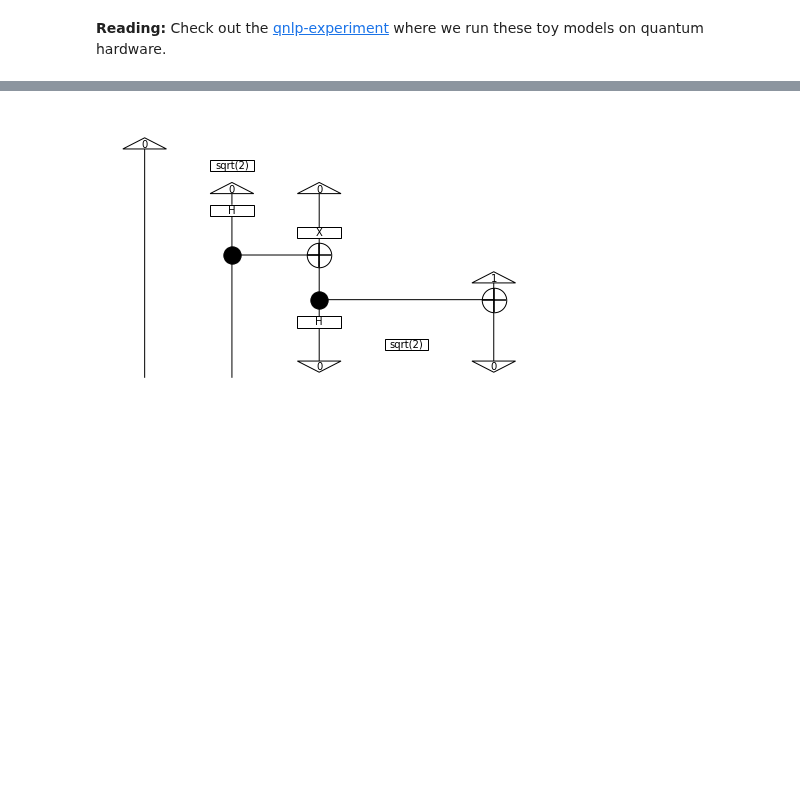
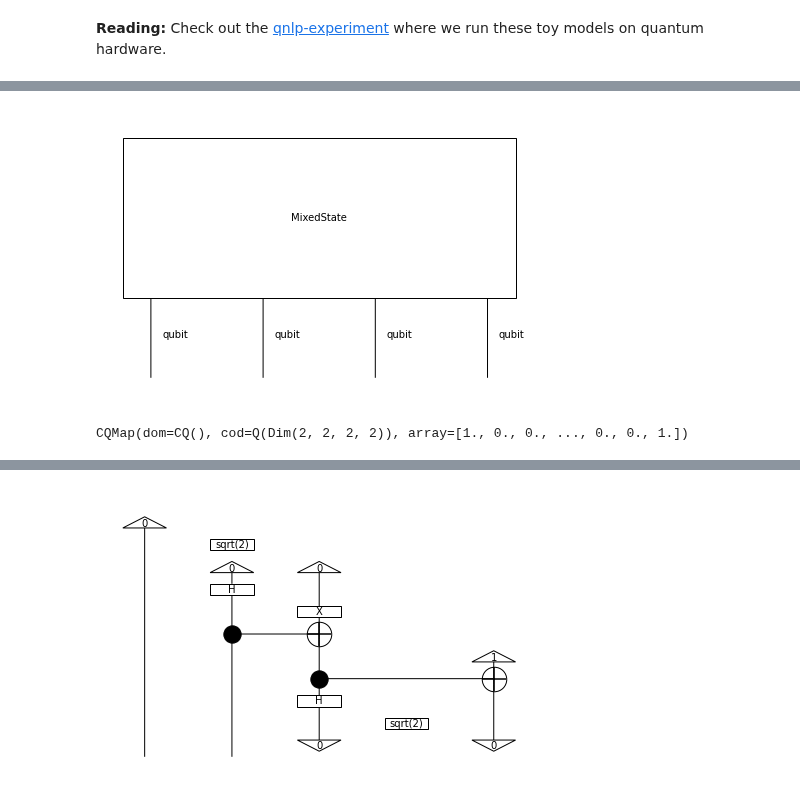
Before and after one commit to CDL-Quantum/CohortProject_2021, a Jupyter notebook: Week4_NLP/qnlp-tutorial-Part5.ipynb, the cells around one changed output, grey strips where cells are left out. Saved outputs shown, nothing was run; the diff lists cells and outputs as text; code cells hidden in the pictures; blank space fills up the shorter version.

```diff
--- a/Week4_NLP/qnlp-tutorial-Part5.ipynb
+++ b/Week4_NLP/qnlp-tutorial-Part5.ipynb
@@ -71,0 +120,7 @@ Of course this is a toy example: we've picked by hand what the circuits for Alic
+# %%
+c = discopy.quantum.circuit.MixedState(cod=4)
+c.draw()
+c.eval()
+# %% [output]
+[figure, added]
+CQMap(dom=CQ(), cod=Q(Dim(2, 2, 2, 2)), array=[1., 0., 0., ..., 0., 0., 1.])
```
Also changed, not shown: parts of 20 cells of this notebook.
